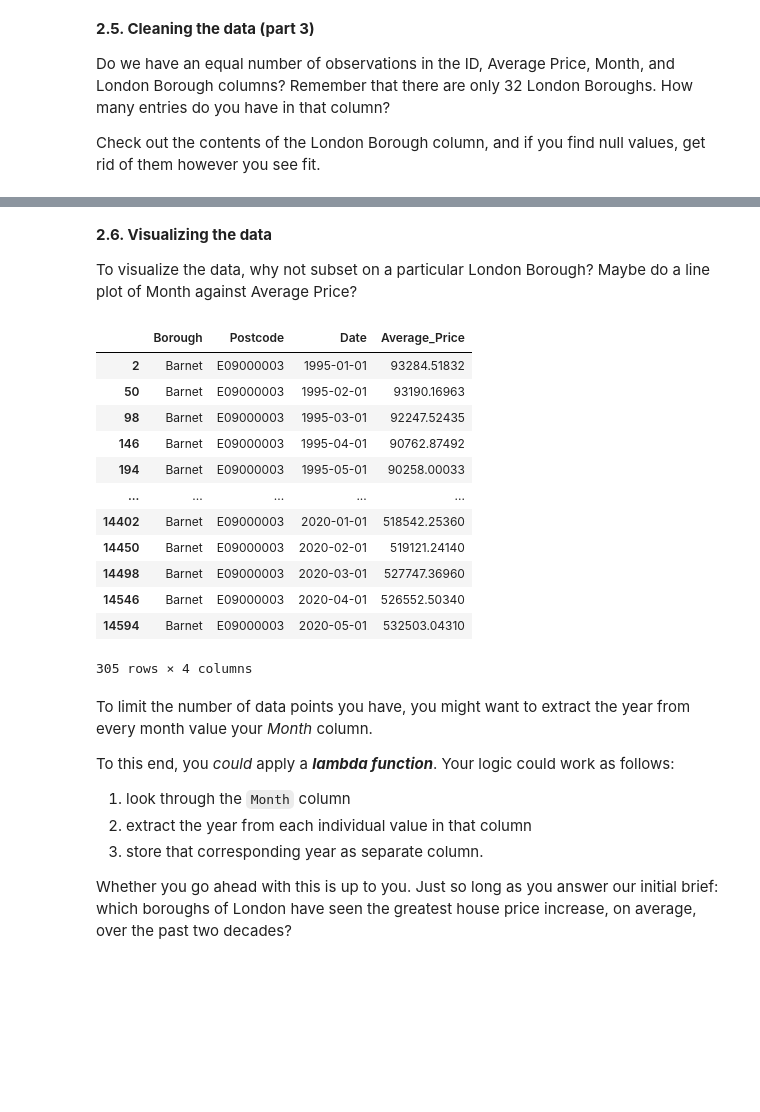
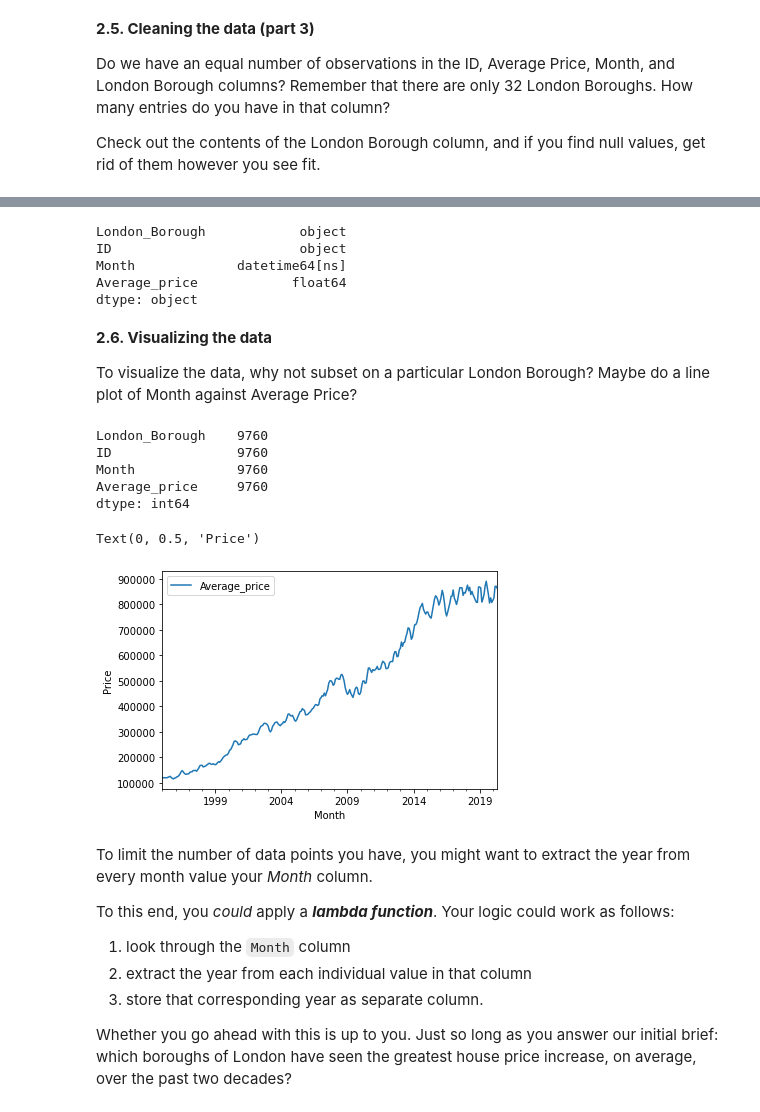
Before and after one commit to AyeshaIshrath/SpringBoard, a Jupyter notebook: London Housing - Case Study.ipynb, the cells around one changed output, grey strips where cells are left out. Saved outputs shown, nothing was run; the diff lists cells and outputs as text; code cells hidden in the pictures; blank space fills up the shorter version.

Commit message:
Add files via upload
Redid following instructions from lower tiers.

```diff
--- a/London Housing - Case Study.ipynb
+++ b/London Housing - Case Study.ipynb
@@ -278,0 +400,4 @@ properties.loc[properties.Average_Price.isna()]
+# %%
+# filtering the data with NaN values
+NaNFreeDF = clean_properties.dropna()
+NaNFreeDF.head(48)
@@ -278,0 +453,7 @@ properties.loc[properties.Average_Price.isna()]
+# %%
+# A list of non-boroughs.
+nonBoroughs = ['City of London','Inner London', 'Outer London',
+               'NORTH EAST', 'NORTH WEST', 'YORKS & THE HUMBER',
+               'EAST MIDLANDS', 'WEST MIDLANDS',
+              'EAST OF ENGLAND', 'LONDON', 'SOUTH EAST',
+              'SOUTH WEST', 'England']
@@ -278,0 +492,2 @@ properties.loc[properties.Average_Price.isna()]
+# %%
+NaNFreeDF = NaNFreeDF[~NaNFreeDF.London_Borough.isin(nonBoroughs)]
@@ -278,0 +503,3 @@ properties.loc[properties.Average_Price.isna()]
+# %%
+df = NaNFreeDF
+df.head()
@@ -279,23 +513,37 @@ properties.loc[properties.Average_Price.isna()]
+# %%
+df.dtypes
+# %% [output]
+London_Borough            object
+ID                        object
+Month             datetime64[ns]
+Average_price            float64
+dtype: object
 # %% [markdown]
 **2.6. Visualizing the data**
 
 To visualize the data, why not subset on a particular London Borough? Maybe do a line plot of Month against Average Price?
-# %%
-properties[properties["Borough"]=="Barnet"]
-# %% [output]
-|  | Borough | Postcode | Date | Average_Price |
-| 2 | Barnet | E09000003 | 1995-01-01 | 93284.51832 |
-| 50 | Barnet | E09000003 | 1995-02-01 | 93190.16963 |
-| 98 | Barnet | E09000003 | 1995-03-01 | 92247.52435 |
-| 146 | Barnet | E09000003 | 1995-04-01 | 90762.87492 |
-| 194 | Barnet | E09000003 | 1995-05-01 | 90258.00033 |
-| ... | ... | ... | ... | ... |
-| 14402 | Barnet | E09000003 | 2020-01-01 | 518542.25360 |
-| 14450 | Barnet | E09000003 | 2020-02-01 | 519121.24140 |
-| 14498 | Barnet | E09000003 | 2020-03-01 | 527747.36960 |
-| 14546 | Barnet | E09000003 | 2020-04-01 | 526552.50340 |
-| 14594 | Barnet | E09000003 | 2020-05-01 | 532503.04310 |
-305 rows × 4 columns
+# %%
+df.count()
+# %% [output]
+London_Borough    9760
+ID                9760
+Month             9760
+Average_price     9760
+dtype: int64
+# %%
+# First of all, make a variable called camden_prices, and assign it the result of filtering df on the following condition:
+# df['London_Borough'] == 'Camden'
+camden_prices = df[df['London_Borough'] == 'Camden']
+
+# Make a variable called ax. Assign it the result of calling the plot() method, and plugging in the following values as parameters:
+# kind ='line', x = 'Month', y='Average_price'
+ax = camden_prices.plot(kind ='line', x = 'Month', y='Average_price')
+
+# Finally, call the set_ylabel() method on ax, and set that label to the string: 'Price'.
+ax.set_ylabel('Price')
+# %% [output]
+Text(0, 0.5, 'Price')
+[figure, added]
 # %% [markdown]
 To limit the number of data points you have, you might want to extract the year from every month value your *Month* column.
 
```
Also changed, not shown: parts of 69 cells of this notebook.
